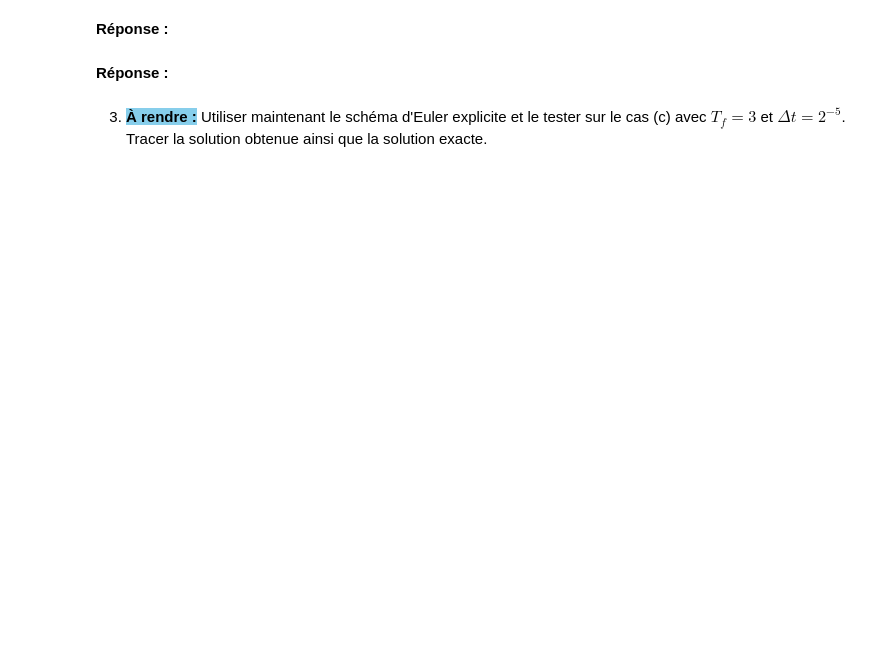
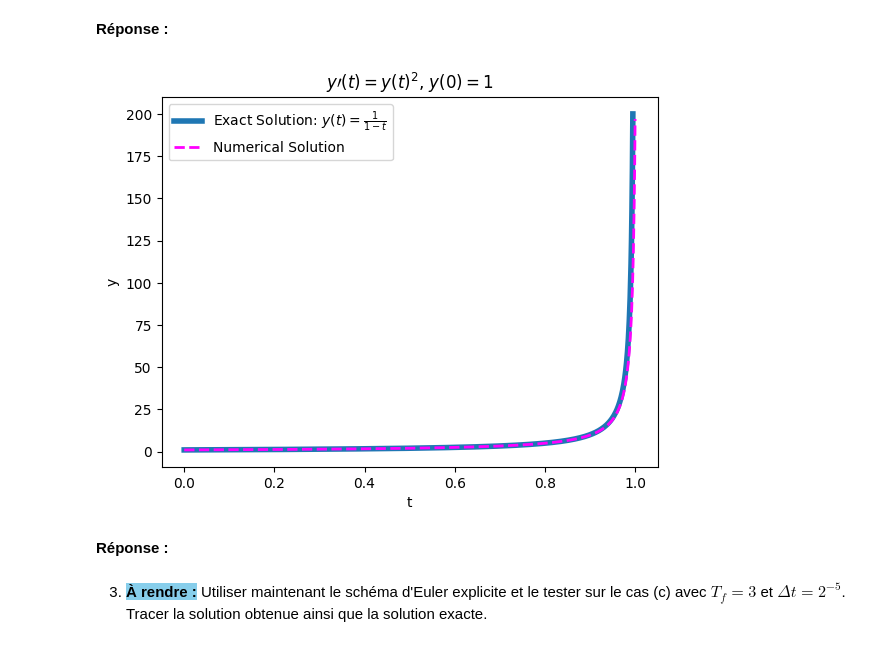
Before and after one commit to Eric-Guerra-Ribeiro/AMP_41012, a Jupyter notebook: pc7.ipynb, the cells around one changed output. Drawn from its saved outputs; the diff is of its cells as text; code cells hidden in the pictures; blank space fills up the shorter version.

```diff
--- a/pc7.ipynb
+++ b/pc7.ipynb
@@ -121,8 +162,8 @@ def f_a(t,x):
 
 def f_b(t,x):
     # fonction second membre dans (b)
-    return
+    return x**2
 
 def f_c(t,x):
     # fonction second membre dans (c)
-    return
+    return -t*x
@@ -135,3 +190,21 @@ def f_c(t,x):
+# %%
+# Tracer la solution numérique avec les paramètres donnés dans le cas b
+T_f = 1
+dt = 2**(-10)
+y0 = 1
+
+yb_n = Euler_explicite(f_b, y0, dt, T_f)
+
+
+plt.plot(np.linspace(0, T_f - 5e-3, 1000), 1/(1 - np.linspace(0, T_f - 5e-3, 1000)), label='Exact Solution: $y(t) = \\frac{1}{1 - t}$', linewidth=4)
+plt.plot(np.linspace(0, T_f, len(yb_n)), yb_n, label=f'Numerical Solution', linewidth=2, color='fuchsia', linestyle='--')
+plt.title('$y\\prime(t) = y(t)^2$, $y(0) = 1$')
+plt.ylabel('y')
+plt.xlabel('t')
+plt.legend()
+plt.show()
+# %% [output]
+[figure, added]
 # %% [markdown]
 **Réponse :**
 # %% [markdown]
```
Also changed, not shown: parts of 27 cells of this notebook.
